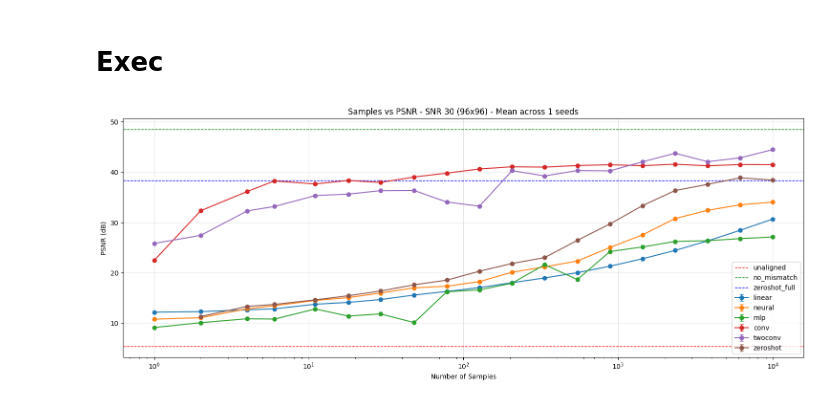
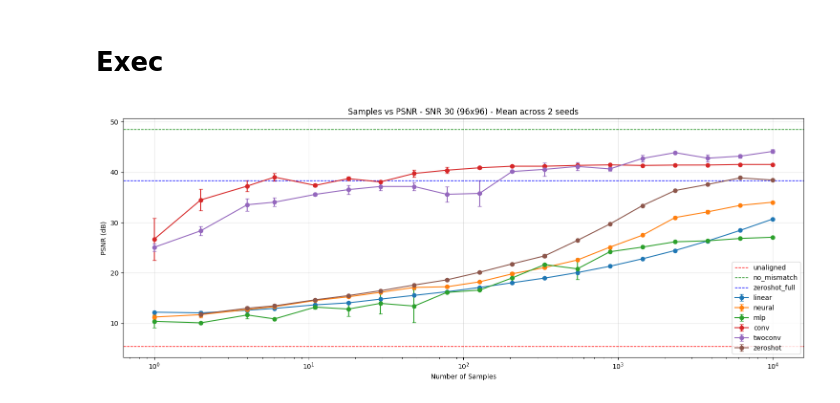
Before and after one commit to LorenzoPannacci/DJSCC-Semantic-Equalization, a Jupyter notebook: alignment/curves.ipynb, the cells around one changed output. Drawn from its saved outputs; the diff is of its cells as text; code cells hidden in the pictures.

Commit message:
done seed 43

```diff
--- a/alignment/curves.ipynb
+++ b/alignment/curves.ipynb
@@ -110,6 +110,6 @@ def plot_psnr_analysis(snr=30, seeds=[42], types=["linear", "neural", "mlp", "co
 # %% [markdown]
 # Exec
 # %%
-plot_psnr_analysis(snr=30, seeds=[42])
+plot_psnr_analysis(snr=30, seeds=[42, 43])
 # %% [output]
-[figure, old version]
+[figure, new version]
```
Also changed, not shown: 1 other file.
